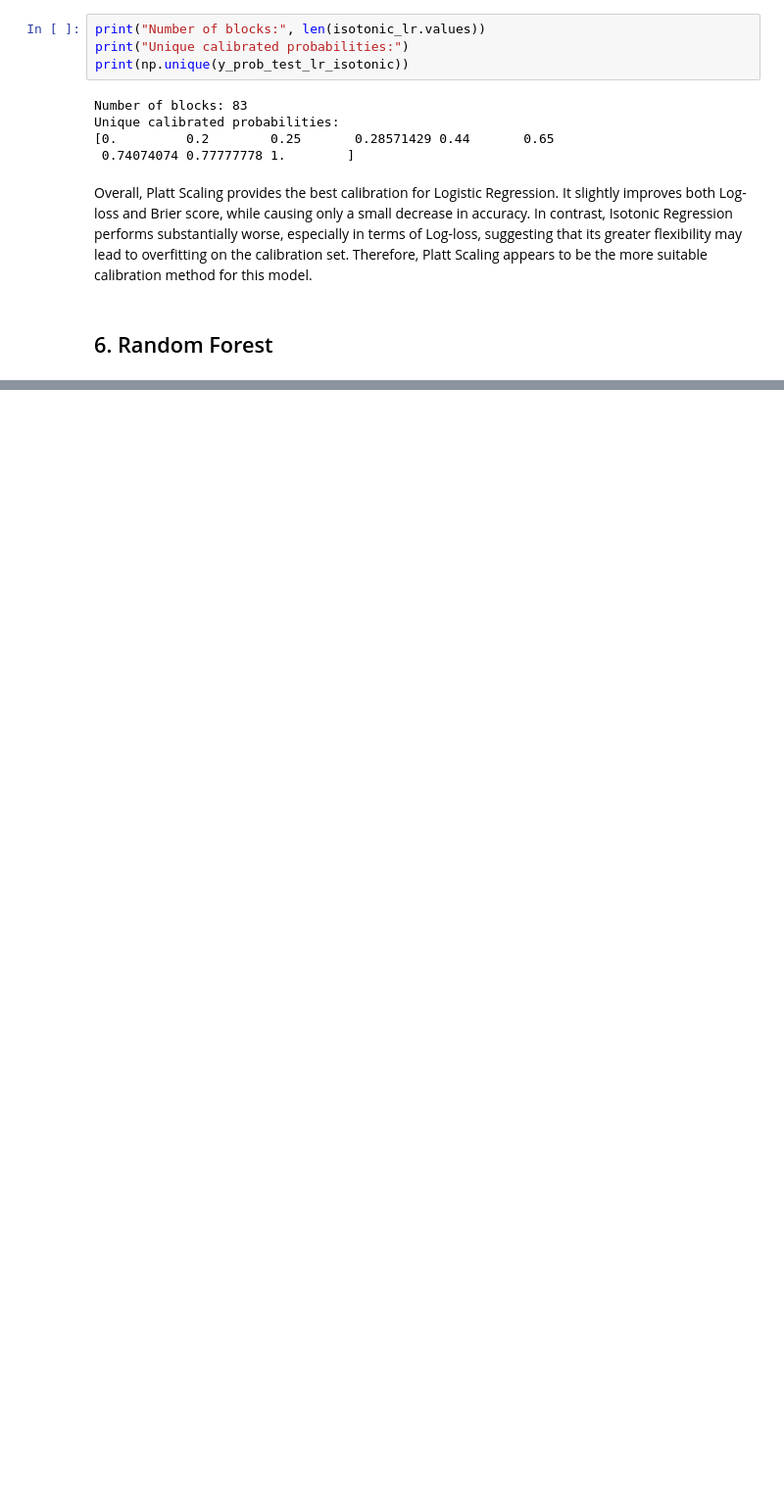
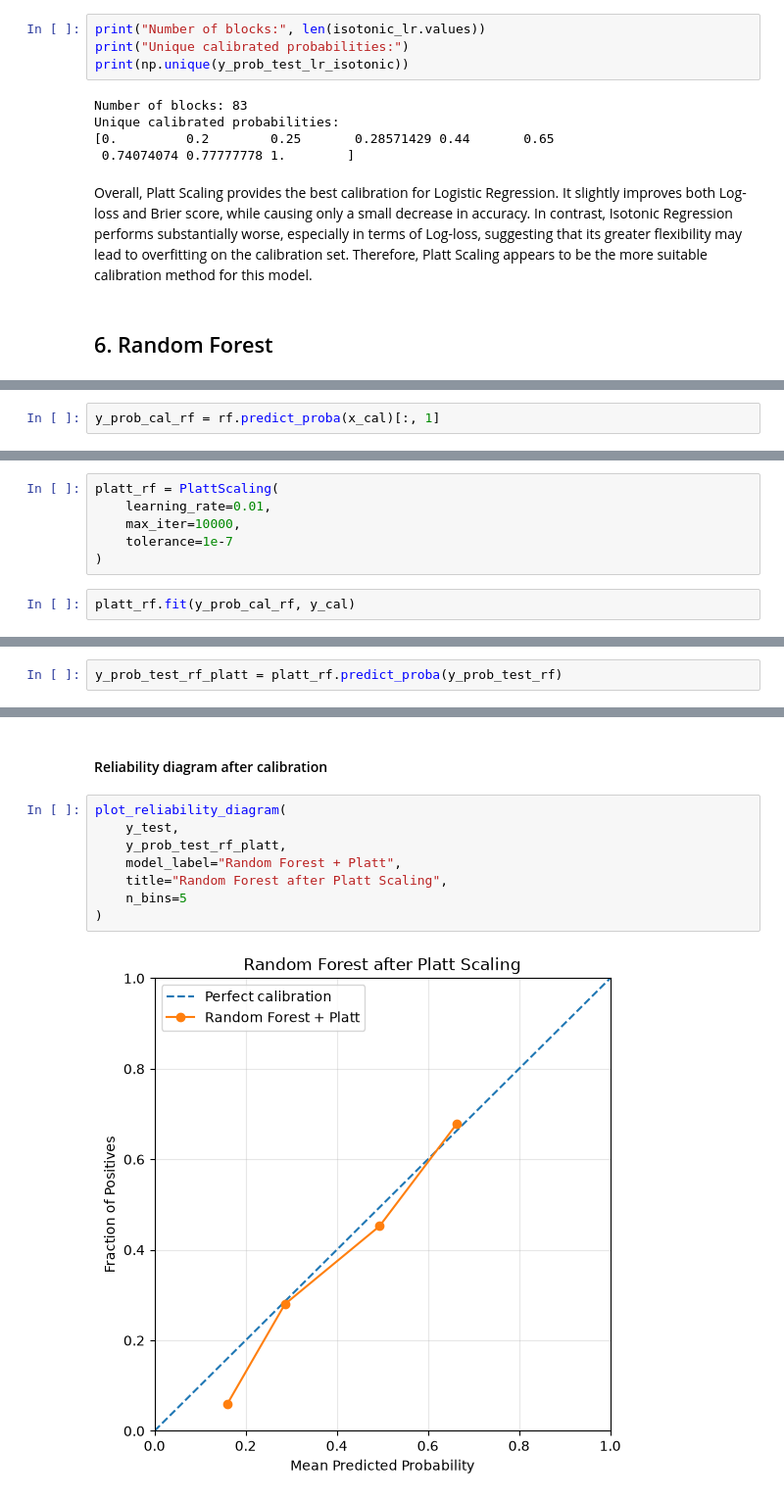
Before and after one commit to martamacri/Calibration_of_Probabilities, a Jupyter notebook: notebooks/diabetes_analysis_02.ipynb, the cells around one changed output, grey strips where cells are left out. Shown at 98% size. Drawn from its saved outputs; the diff is of its cells as text; blank space fills up the shorter version.

```diff
--- a/notebooks/diabetes_analysis_02.ipynb
+++ b/notebooks/diabetes_analysis_02.ipynb
@@ -713,0 +728,2 @@ Overall, Platt Scaling provides the best calibration for Logistic Regression. It
+# %%
+y_prob_cal_rf = rf.predict_proba(x_cal)[:, 1]
@@ -713,0 +780,8 @@ Overall, Platt Scaling provides the best calibration for Logistic Regression. It
+# %%
+platt_rf = PlattScaling(
+    learning_rate=0.01,
+    max_iter=10000,
+    tolerance=1e-7
+)
+# %%
+platt_rf.fit(y_prob_cal_rf, y_cal)
@@ -713,0 +798,2 @@ Overall, Platt Scaling provides the best calibration for Logistic Regression. It
+# %%
+y_prob_test_rf_platt = platt_rf.predict_proba(y_prob_test_rf)
@@ -713,0 +818,12 @@ Overall, Platt Scaling provides the best calibration for Logistic Regression. It
+# %% [markdown]
+#### Reliability diagram after calibration
+# %%
+plot_reliability_diagram(
+    y_test,
+    y_prob_test_rf_platt,
+    model_label="Random Forest + Platt",
+    title="Random Forest after Platt Scaling",
+    n_bins=5
+)
+# %% [output]
+[figure, added]
```
Also changed, not shown: parts of 53 cells of this notebook.
